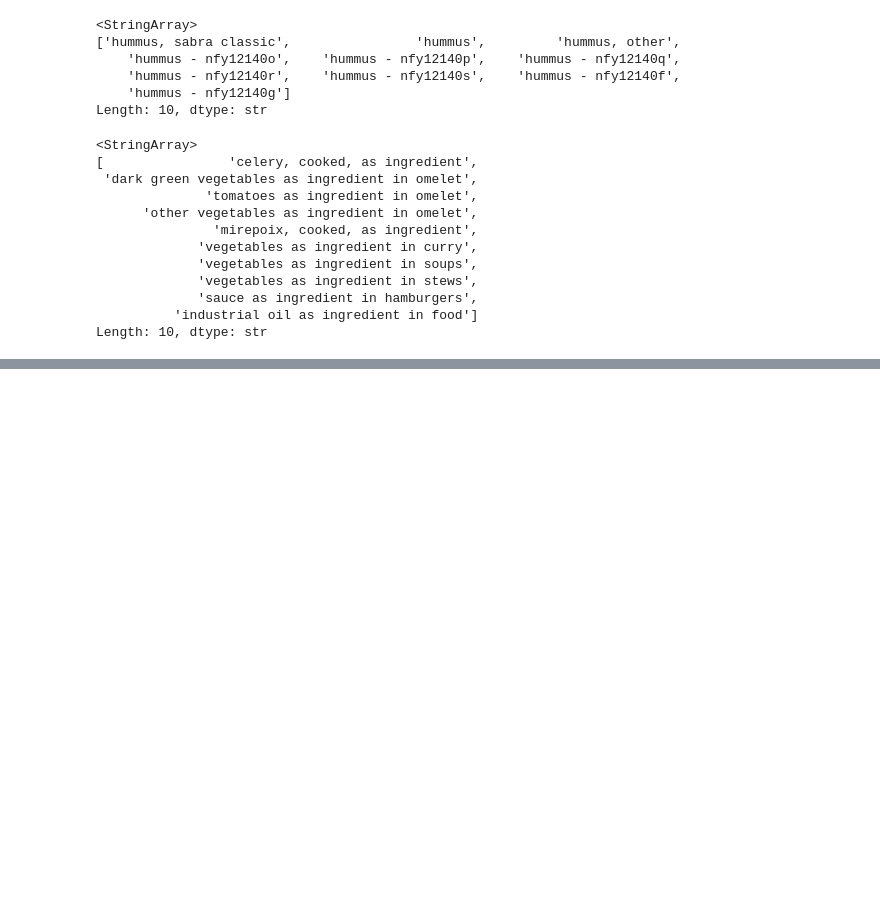
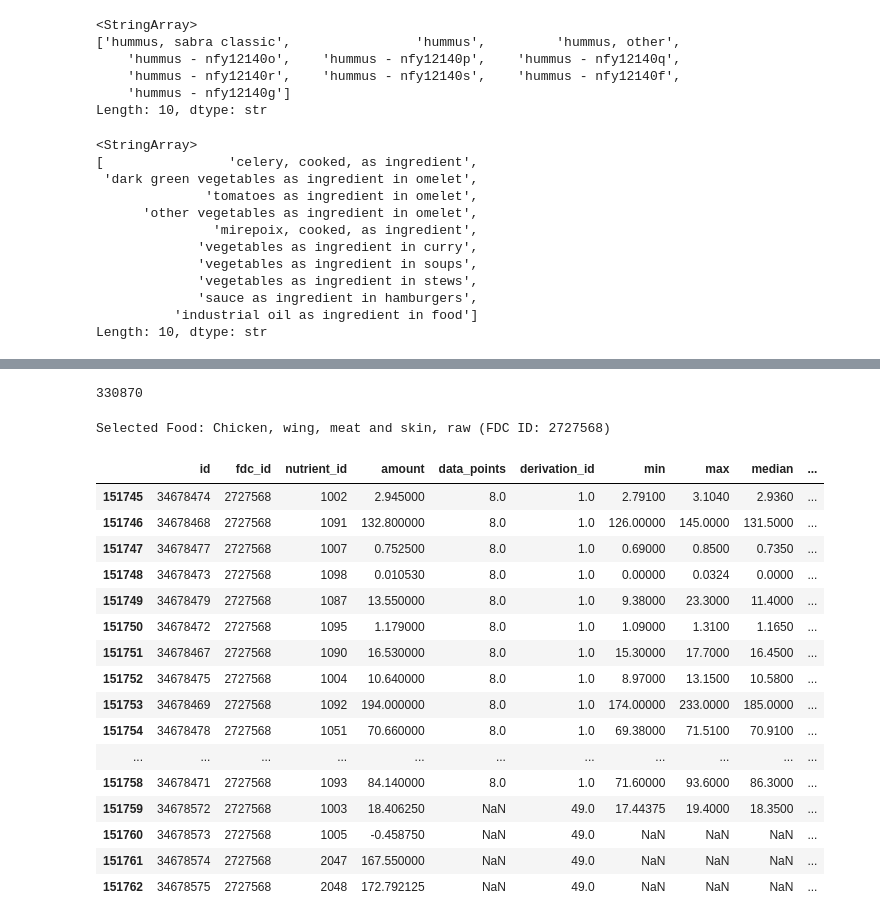
Before and after one commit to developer-austine/snackazam, a Jupyter notebook: data_exploration/usda_food_data_exploration.ipynb, the cells around one changed output, grey strips where cells are left out. Cells and saved outputs as stored; diff of their text form; code cells hidden in the pictures; blank space fills up the shorter version.

Commit message:
prep: analyze the nutritional content of the dataset to get key value insights on what is happening throughout the dataset downloaded

```diff
--- a/data_exploration/usda_food_data_exploration.ipynb
+++ b/data_exploration/usda_food_data_exploration.ipynb
@@ -100,0 +305,43 @@ Length: 10, dtype: str
+# %%
+# Reload foundation food dataset
+food = pd.read_csv("data/FoodData_Central_foundation_food_csv_2026-10-29/food.csv")
+
+# Run search again
+chicken_wing_id = int(food.loc[food["description"].str.contains("Chicken", case=False)].iloc[0]["fdc_id"])
+chicken_wing_id
+# %% [output]
+330870
+# %%
+# 1. Search specifically for chicken wing (and fix the dtype warning)
+food_nutrient_foundation = pd.read_csv(
+    "data/FoodData_Central_foundation_food_csv_2026-10-29/food_nutrient.csv",
+    low_memory=False
+)
+
+# 2. Find a more specific item (e.g., 'chicken, wing')
+chicken_row = food.loc[food["description"].str.contains("chicken, wing", case=False)].iloc[0]
+chicken_wing_id = int(chicken_row["fdc_id"])
+
+print(f"Selected Food: {chicken_row['description']} (FDC ID: {chicken_wing_id})")
+
+# 3. Query the nutrient table for this specific ID
+food_nutrient_foundation[food_nutrient_foundation["fdc_id"] == chicken_wing_id]
+# %% [output]
+Selected Food: Chicken, wing, meat and skin, raw (FDC ID: 2727568)
+|  | id | fdc_id | nutrient_id | amount | data_points | derivation_id | min | max | median | ... |
+| 151745 | 34678474 | 2727568 | 1002 | 2.945000 | 8.0 | 1.0 | 2.79100 | 3.1040 | 2.9360 | ... |
+| 151746 | 34678468 | 2727568 | 1091 | 132.800000 | 8.0 | 1.0 | 126.00000 | 145.0000 | 131.5000 | ... |
+| 151747 | 34678477 | 2727568 | 1007 | 0.752500 | 8.0 | 1.0 | 0.69000 | 0.8500 | 0.7350 | ... |
+| 151748 | 34678473 | 2727568 | 1098 | 0.010530 | 8.0 | 1.0 | 0.00000 | 0.0324 | 0.0000 | ... |
+| 151749 | 34678479 | 2727568 | 1087 | 13.550000 | 8.0 | 1.0 | 9.38000 | 23.3000 | 11.4000 | ... |
+| 151750 | 34678472 | 2727568 | 1095 | 1.179000 | 8.0 | 1.0 | 1.09000 | 1.3100 | 1.1650 | ... |
+| 151751 | 34678467 | 2727568 | 1090 | 16.530000 | 8.0 | 1.0 | 15.30000 | 17.7000 | 16.4500 | ... |
+| 151752 | 34678475 | 2727568 | 1004 | 10.640000 | 8.0 | 1.0 | 8.97000 | 13.1500 | 10.5800 | ... |
+| 151753 | 34678469 | 2727568 | 1092 | 194.000000 | 8.0 | 1.0 | 174.00000 | 233.0000 | 185.0000 | ... |
+| 151754 | 34678478 | 2727568 | 1051 | 70.660000 | 8.0 | 1.0 | 69.38000 | 71.5100 | 70.9100 | ... |
+| ... | ... | ... | ... | ... | ... | ... | ... | ... | ... | ... |
+| 151758 | 34678471 | 2727568 | 1093 | 84.140000 | 8.0 | 1.0 | 71.60000 | 93.6000 | 86.3000 | ... |
+| 151759 | 34678572 | 2727568 | 1003 | 18.406250 | NaN | 49.0 | 17.44375 | 19.4000 | 18.3500 | ... |
+| 151760 | 34678573 | 2727568 | 1005 | -0.458750 | NaN | 49.0 | NaN | NaN | NaN | ... |
+| 151761 | 34678574 | 2727568 | 2047 | 167.550000 | NaN | 49.0 | NaN | NaN | NaN | ... |
+| 151762 | 34678575 | 2727568 | 2048 | 172.792125 | NaN | 49.0 | NaN | NaN | NaN | ... |
```
Also changed, not shown: parts of 45 cells of this notebook, 1 other file.
